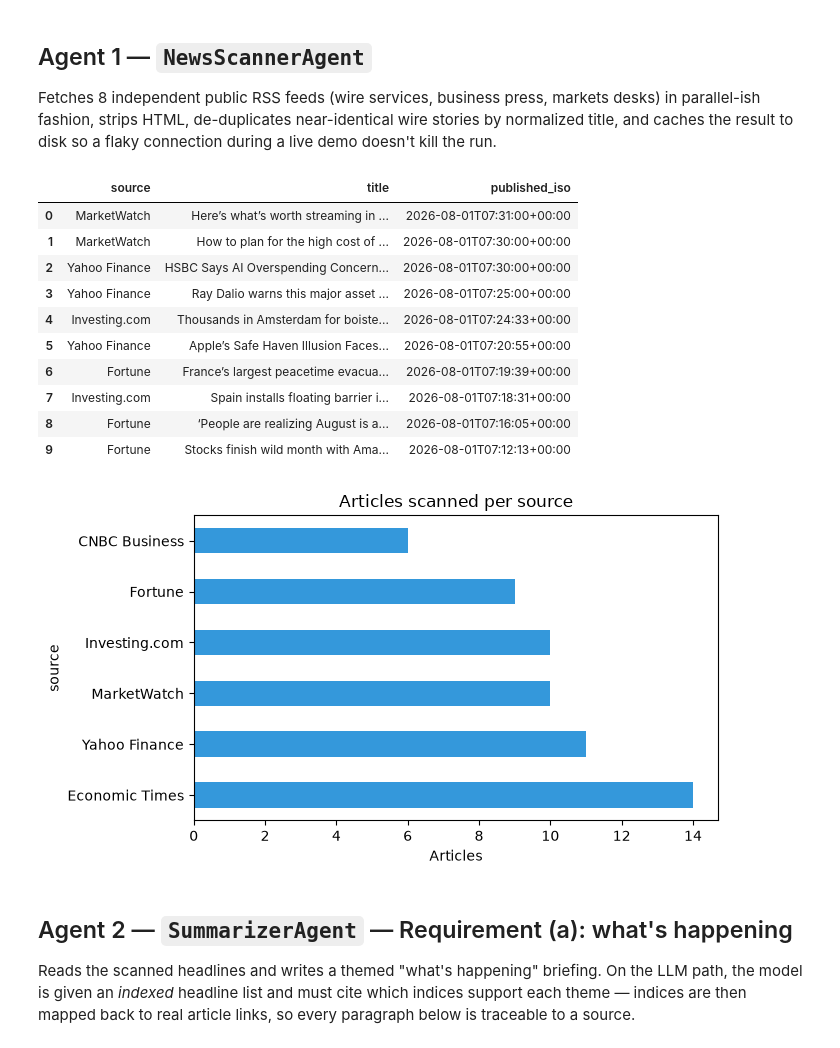
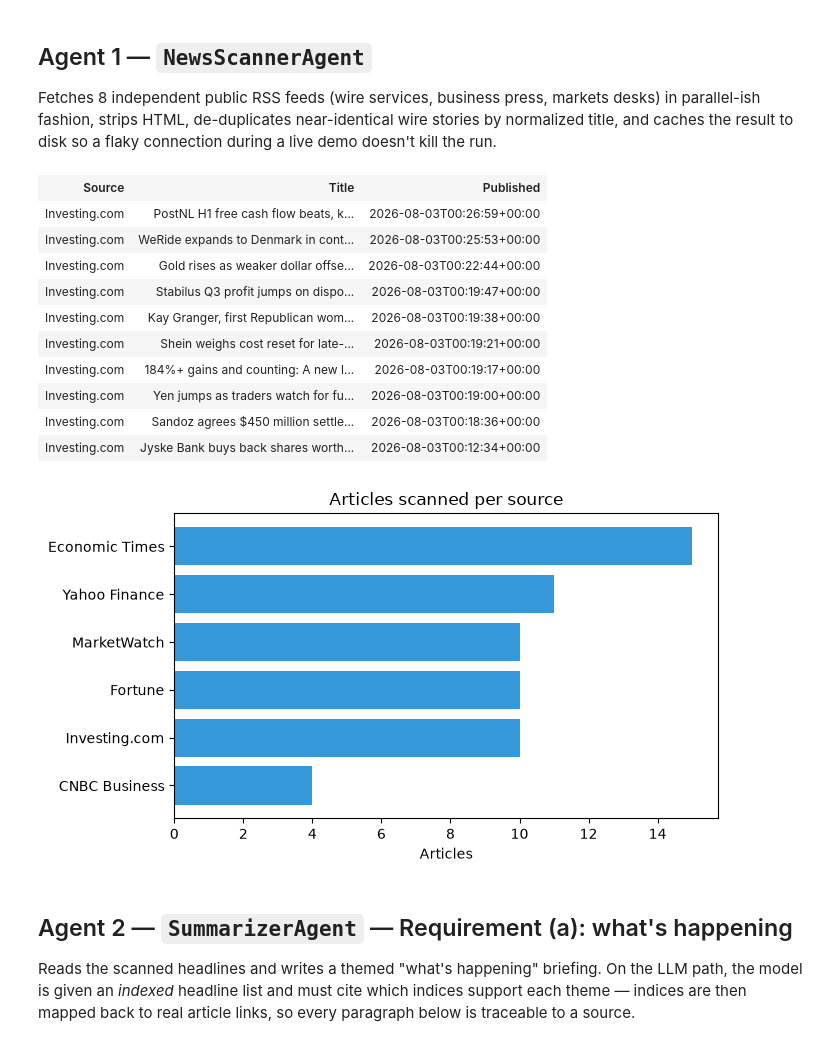
Before and after one commit to rkcapitalx953-sys/Rounak-Agentic-AI-Framework-, a Jupyter notebook: notebook.ipynb, the cells around one changed output. Saved outputs shown, nothing was run; the diff lists cells and outputs as text; code cells hidden in the pictures.

```diff
--- a/notebook.ipynb
+++ b/notebook.ipynb
@@ -107,28 +140,33 @@ Fetches 8 independent public RSS feeds (wire services, business press, markets
 desks) in parallel-ish fashion, strips HTML, de-duplicates near-identical
 wire stories by normalized title, and caches the result to disk so a flaky
 connection during a live demo doesn't kill the run.
-# %%
-df = pd.DataFrame(result.articles)
-display(df[["source", "title", "published_iso"]].head(10))
-
-counts = df["source"].value_counts()
-ax = counts.plot(kind="barh", figsize=(7, 4), color="#3498db", title="Articles scanned per source")
-ax.set_xlabel("Articles")
-plt.tight_layout()
-plt.show()
-# %% [output]
-|  | source | title | published_iso |
-| 0 | MarketWatch | Here’s what’s worth streaming in ... | 2026-08-01T07:31:00+00:00 |
-| 1 | MarketWatch | How to plan for the high cost of ... | 2026-08-01T07:30:00+00:00 |
-| 2 | Yahoo Finance | HSBC Says AI Overspending Concern... | 2026-08-01T07:30:00+00:00 |
-| 3 | Yahoo Finance | Ray Dalio warns this major asset ... | 2026-08-01T07:25:00+00:00 |
-| 4 | Investing.com | Thousands in Amsterdam for boiste... | 2026-08-01T07:24:33+00:00 |
-| 5 | Yahoo Finance | Apple’s Safe Haven Illusion Faces... | 2026-08-01T07:20:55+00:00 |
-| 6 | Fortune | France’s largest peacetime evacua... | 2026-08-01T07:19:39+00:00 |
-| 7 | Investing.com | Spain installs floating barrier i... | 2026-08-01T07:18:31+00:00 |
-| 8 | Fortune | ‘People are realizing August is a... | 2026-08-01T07:16:05+00:00 |
-| 9 | Fortune | Stocks finish wild month with Ama... | 2026-08-01T07:12:13+00:00 |
-[figure, removed]
+# %%
+show_table(
+    [[a["source"], a["title"], a["published_iso"]] for a in result.articles[:10]],
+    ["Source", "Title", "Published"],
+)
+
+counts = Counter(a["source"] for a in result.articles)
+sources, freqs = zip(*sorted(counts.items(), key=lambda kv: kv[1]))
+plt.figure(figsize=(7, 4))
+plt.barh(sources, freqs, color="#3498db")
+plt.xlabel("Articles")
+plt.title("Articles scanned per source")
+plt.tight_layout()
+plt.show()
+# %% [output]
+| Source | Title | Published |
+| Investing.com | PostNL H1 free cash flow beats, k... | 2026-08-03T00:26:59+00:00 |
+| Investing.com | WeRide expands to Denmark in cont... | 2026-08-03T00:25:53+00:00 |
+| Investing.com | Gold rises as weaker dollar offse... | 2026-08-03T00:22:44+00:00 |
+| Investing.com | Stabilus Q3 profit jumps on dispo... | 2026-08-03T00:19:47+00:00 |
+| Investing.com | Kay Granger, first Republican wom... | 2026-08-03T00:19:38+00:00 |
+| Investing.com | Shein weighs cost reset for late-... | 2026-08-03T00:19:21+00:00 |
+| Investing.com | 184%+ gains and counting: A new l... | 2026-08-03T00:19:17+00:00 |
+| Investing.com | Yen jumps as traders watch for fu... | 2026-08-03T00:19:00+00:00 |
+| Investing.com | Sandoz agrees $450 million settle... | 2026-08-03T00:18:36+00:00 |
+| Investing.com | Jyske Bank buys back shares worth... | 2026-08-03T00:12:34+00:00 |
+[figure, added]
 # %% [markdown]
 ## Agent 2 — `SummarizerAgent` — Requirement (a): what's happening
 
```
Also changed, not shown: parts of 10 cells of this notebook, 7 other files.
